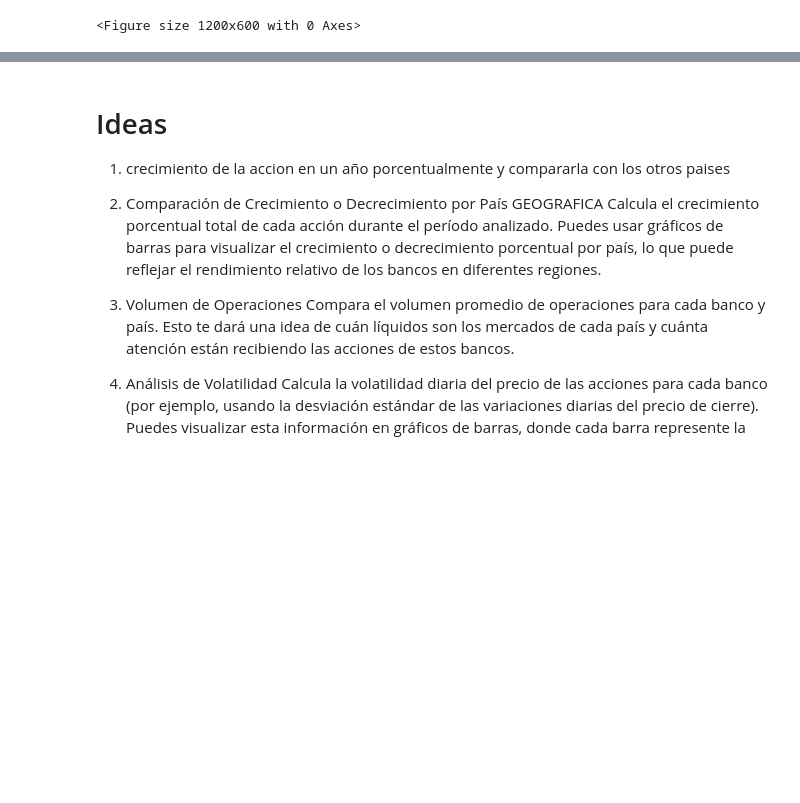
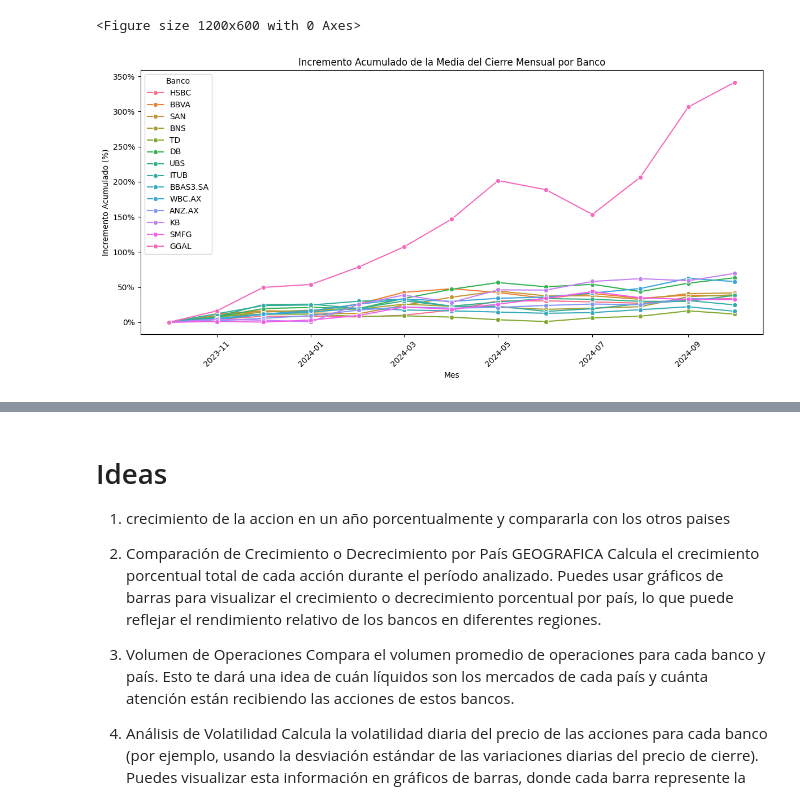
Before and after one commit to Roberto-Orazi/tp1-fcd, a Jupyter notebook: analisis.ipynb, the cells around one changed output, grey strips where cells are left out. Saved outputs shown, nothing was run; the diff lists cells and outputs as text; code cells hidden in the pictures; blank space fills up the shorter version.

```diff
--- a/analisis.ipynb
+++ b/analisis.ipynb
@@ -489,3 +489,69 @@ Passing `palette` without assigning `hue` is deprecated and will be removed in v
   sns.boxplot(x='Ticker', y='Close', data=mean_close_filtrado, palette=colores)
 [figure]
 <Figure size 1200x600 with 0 Axes>
+# %%
+def plot_cumulative_percentage_increase(df):
+    # Crear una copia del DataFrame para evitar el SettingWithCopyWarning
+    df = df.copy()
+
+    # Convertir la columna 'Date' a formato datetime
+    df['Date'] = pd.to_datetime(df['Date'])
+
+    # Convertir 'Close' a numérico y manejar errores
+    df['Close'] = pd.to_numeric(df['Close'], errors='coerce')
+    df = df.dropna(subset=['Close'])
+
+    # Crear la columna 'YearMonth' como Periodo
+    df['YearMonth'] = df['Date'].dt.to_period('M')
+
+    # Obtener la lista única de tickers
+    tickers = df['Ticker'].unique()
+
+    # Crear un DataFrame vacío para almacenar los resultados
+    cumulative_increase_df = pd.DataFrame()
+
+    # Iterar sobre cada banco (Ticker)
+    for ticker in tickers:
+        # Filtrar los datos para el banco actual
+        df_ticker = df[df['Ticker'] == ticker]
+
+        # Calcular la media mensual del cierre
+        monthly_mean = df_ticker.groupby('YearMonth')['Close'].mean().reset_index()
+
+        # Ordenar por fecha
+        monthly_mean = monthly_mean.sort_values('YearMonth').reset_index(drop=True)
+
+        # Calcular el porcentaje de incremento acumulado
+        monthly_mean['Percentage Increase'] = monthly_mean['Close'].pct_change().fillna(0)
+        monthly_mean['Cumulative Increase'] = (1 + monthly_mean['Percentage Increase']).cumprod() - 1
+
+        # Agregar el ticker al DataFrame
+        monthly_mean['Ticker'] = ticker
+
+        # Concatenar los resultados
+        cumulative_increase_df = pd.concat([cumulative_increase_df, monthly_mean], ignore_index=True)
+
+    # Convertir 'YearMonth' a datetime para que Seaborn pueda interpretarlo
+    cumulative_increase_df['YearMonth'] = cumulative_increase_df['YearMonth'].dt.to_timestamp()
+
+    # Configurar el gráfico
+    plt.figure(figsize=(12, 6))
+    sns.lineplot(data=cumulative_increase_df, x='YearMonth', y='Cumulative Increase', hue='Ticker', marker='o')
+
+    # Formato del eje x
+    plt.xticks(rotation=45)
+    plt.xlabel('Mes')
+    plt.ylabel('Incremento Acumulado (%)')
+    plt.title('Incremento Acumulado de la Media del Cierre Mensual por Banco')
+
+    # Formato del eje y en porcentaje
+    plt.gca().yaxis.set_major_formatter(plt.FuncFormatter(lambda y, _: '{:.0%}'.format(y)))
+
+    plt.legend(title='Banco')
+    plt.tight_layout()
+    plt.show()
+
+# Llamar a la función con tu DataFrame
+plot_cumulative_percentage_increase(df_crec_close_filtrado)
+# %% [output]
+[figure, added]
```
Also changed, not shown: parts of 3 cells of this notebook.
